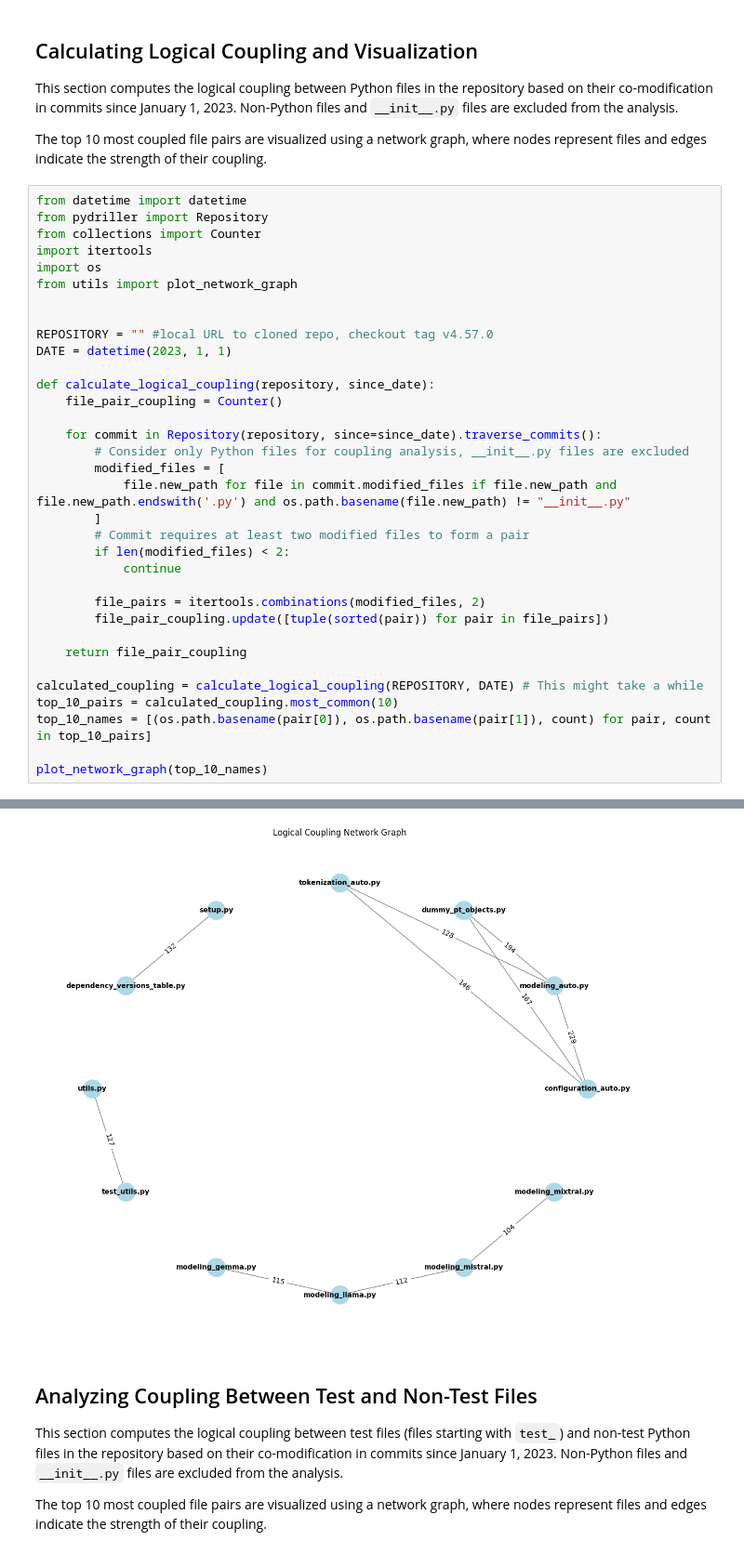
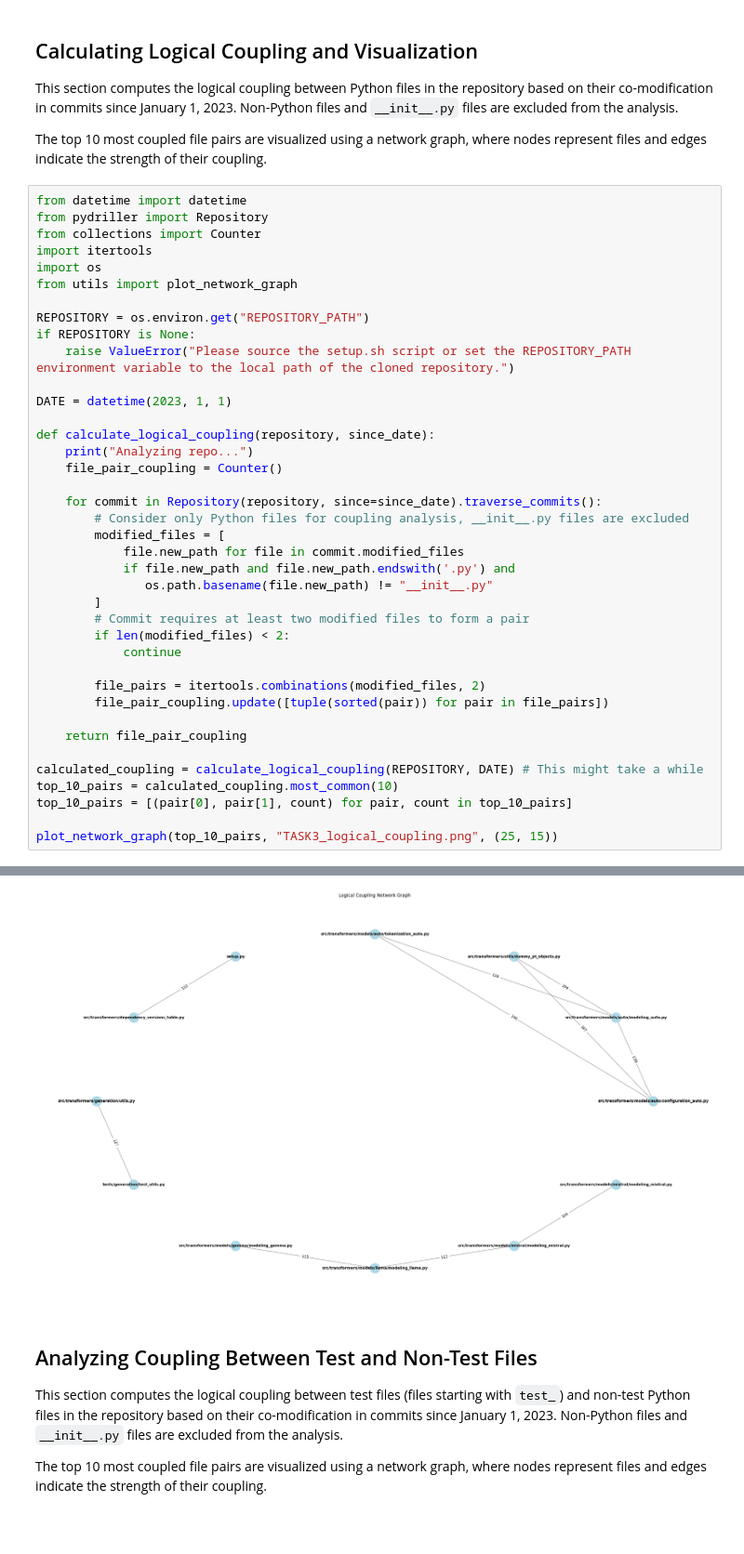
Before and after one commit to Colbae/SoSy-assignement-part-1, a Jupyter notebook: task-3.ipynb, the cells around one changed output, grey strips where cells are left out. Shown: that part at 93% size. Saved outputs shown, nothing was run; the diff lists cells and outputs as text; blank space fills up the shorter version.

Commit message:
Extract repository path into an env var and save graphs as files

```diff
--- a/task-3.ipynb
+++ b/task-3.ipynb
@@ -14,17 +14,22 @@ import itertools
 import os
 from utils import plot_network_graph
 
+REPOSITORY = os.environ.get("REPOSITORY_PATH")
+if REPOSITORY is None:
+    raise ValueError("Please source the setup.sh script or set the REPOSITORY_PATH environment variable to the local path of the cloned repository.")
 
-REPOSITORY = "" #local URL to cloned repo, checkout tag v4.57.0
 DATE = datetime(2023, 1, 1)
 
 def calculate_logical_coupling(repository, since_date):
+    print("Analyzing repo...")
     file_pair_coupling = Counter()
 
     for commit in Repository(repository, since=since_date).traverse_commits():
         # Consider only Python files for coupling analysis, __init__.py files are excluded
         modified_files = [
-            file.new_path for file in commit.modified_files if file.new_path and file.new_path.endswith('.py') and os.path.basename(file.new_path) != "__init__.py"
+            file.new_path for file in commit.modified_files
+            if file.new_path and file.new_path.endswith('.py') and
+               os.path.basename(file.new_path) != "__init__.py"
         ]
         # Commit requires at least two modified files to form a pair
         if len(modified_files) < 2:
@@ -37,7 +42,7 @@ def calculate_logical_coupling(repository, since_date):
 
 calculated_coupling = calculate_logical_coupling(REPOSITORY, DATE) # This might take a while
 top_10_pairs = calculated_coupling.most_common(10)
-top_10_names = [(os.path.basename(pair[0]), os.path.basename(pair[1]), count) for pair, count in top_10_pairs]
+top_10_pairs = [(pair[0], pair[1], count) for pair, count in top_10_pairs]
 
-plot_network_graph(top_10_names)
+plot_network_graph(top_10_pairs, "TASK3_logical_coupling.png", (25, 15))
 # %% [output]
@@ -44,4 +50,4 @@ plot_network_graph(top_10_names)
-[figure, old version]
+[figure, new version]
 # %% [markdown]
 ## Analyzing Coupling Between Test and Non-Test Files
 
```
Also changed, not shown: parts of 3 cells of this notebook, 7 other files.
